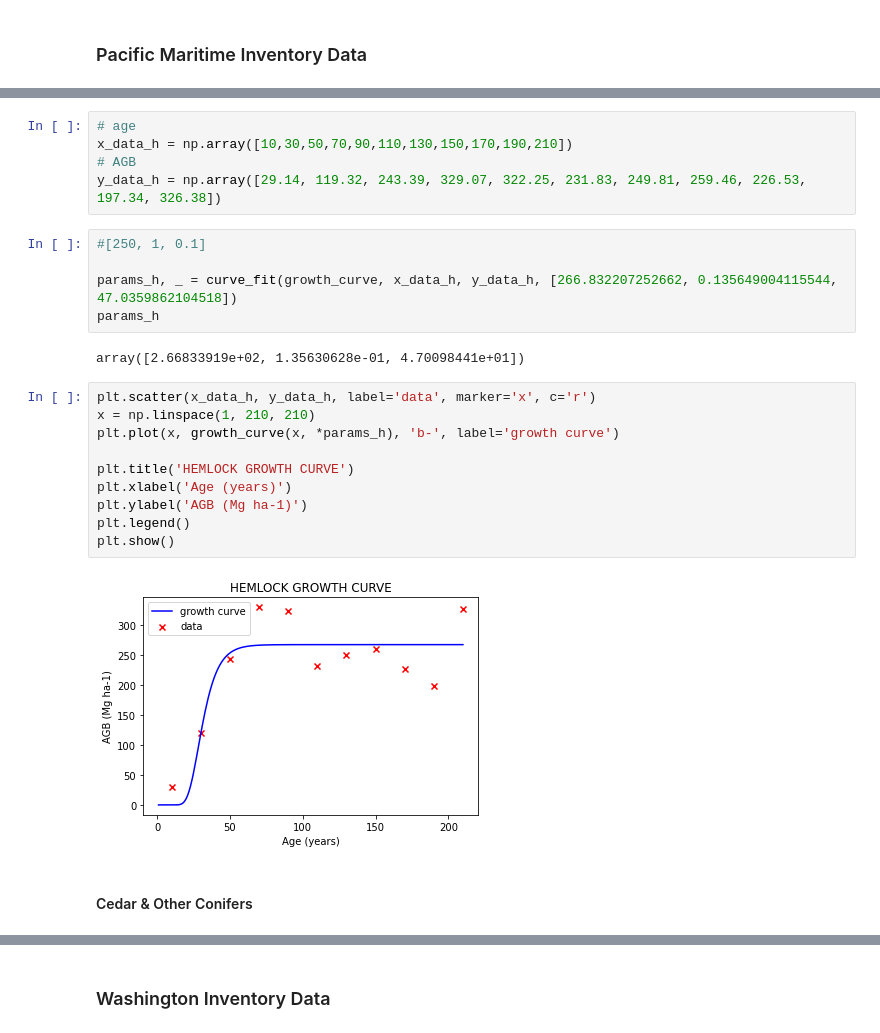
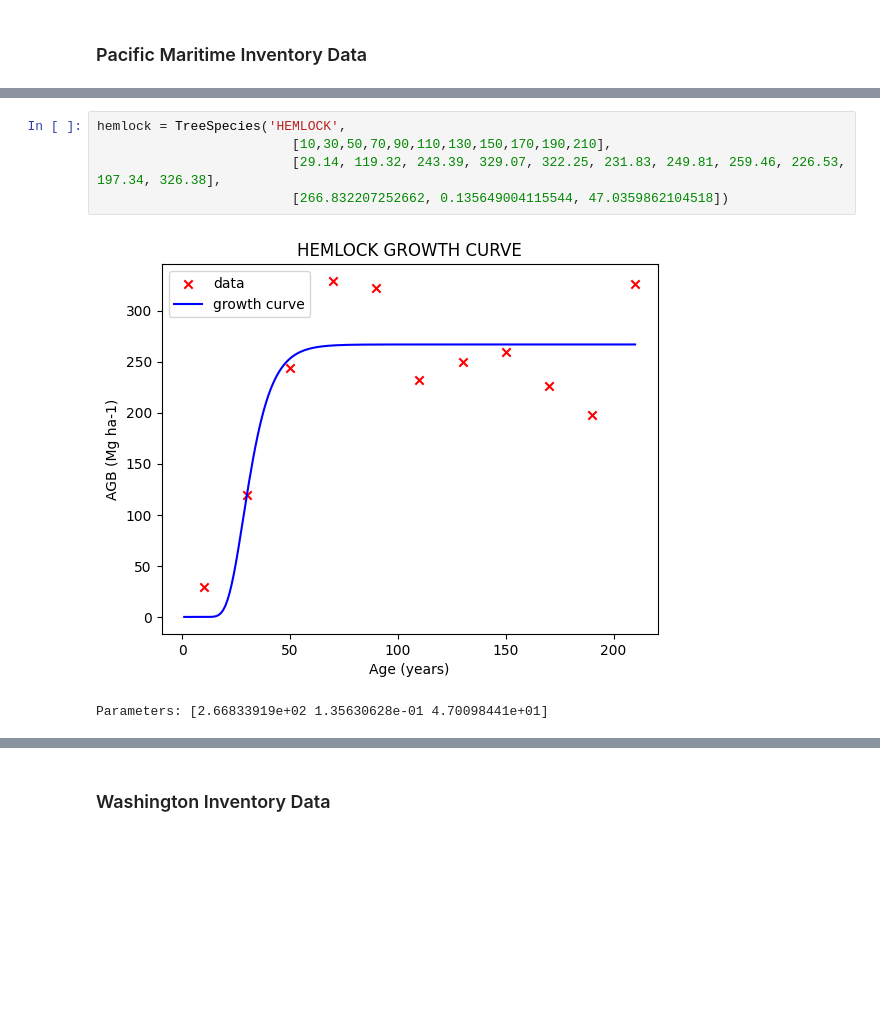
Before and after one commit to mHienp/GCBM.EmeraldEdge.Data, a Jupyter notebook: Tabular_Data/Chapman-Richards Growth Curves.ipynb, the cells around one changed output, grey strips where cells are left out. Drawn from its saved outputs; the diff is of its cells as text; blank space fills up the shorter version.

```diff
--- a/Tabular_Data/Chapman-Richards Growth Curves.ipynb
+++ b/Tabular_Data/Chapman-Richards Growth Curves.ipynb
@@ -54,27 +54,9 @@ plt.show()
 # %%
-# age
-x_data_h = np.array([10,30,50,70,90,110,130,150,170,190,210])
-# AGB
-y_data_h = np.array([29.14, 119.32, 243.39, 329.07, 322.25, 231.83, 249.81, 259.46, 226.53, 197.34, 326.38])
+hemlock = TreeSpecies('HEMLOCK',
+                         [10,30,50,70,90,110,130,150,170,190,210],
+                         [29.14, 119.32, 243.39, 329.07, 322.25, 231.83, 249.81, 259.46, 226.53, 197.34, 326.38],
+                         [266.832207252662, 0.135649004115544, 47.0359862104518])
+# %% [output]
+[figure, added]
+Parameters: [2.66833919e+02 1.35630628e-01 4.70098441e+01]
-# %%
-#[250, 1, 0.1]
-
-params_h, _ = curve_fit(growth_curve, x_data_h, y_data_h, [266.832207252662, 0.135649004115544, 47.0359862104518])
-params_h
-# %% [output]
-array([2.66833919e+02, 1.35630628e-01, 4.70098441e+01])
-# %%
-plt.scatter(x_data_h, y_data_h, label='data', marker='x', c='r')
-x = np.linspace(1, 210, 210)
-plt.plot(x, growth_curve(x, *params_h), 'b-', label='growth curve')
-
-plt.title('HEMLOCK GROWTH CURVE')
-plt.xlabel('Age (years)')
-plt.ylabel('AGB (Mg ha-1)')
-plt.legend()
-plt.show()
-# %% [output]
-[figure, removed]
-# %% [markdown]
-#### Cedar & Other Conifers
 # %%
```
Also changed, not shown: parts of 37 cells of this notebook.
